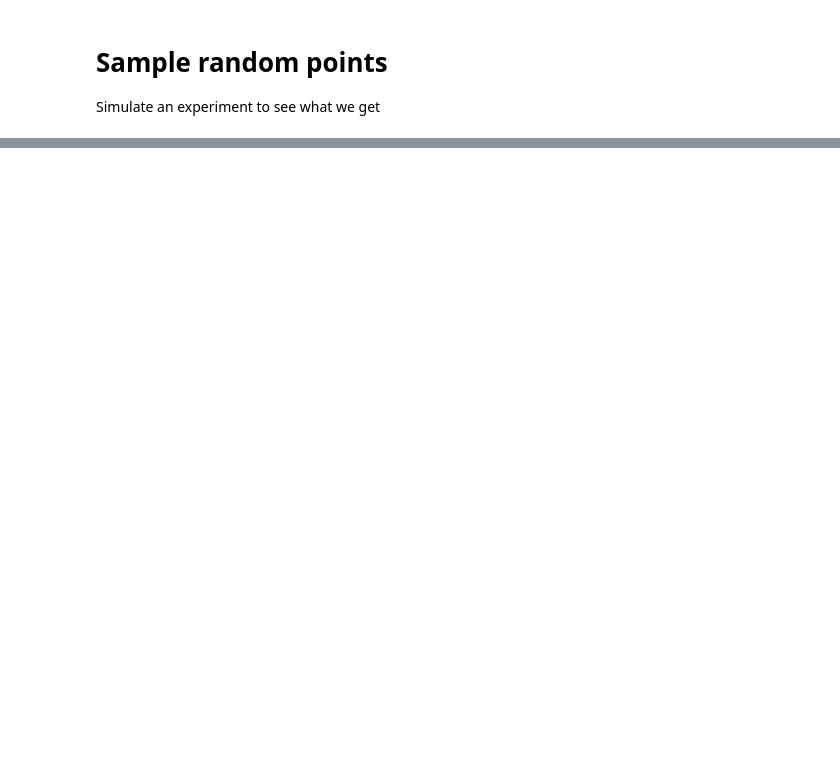
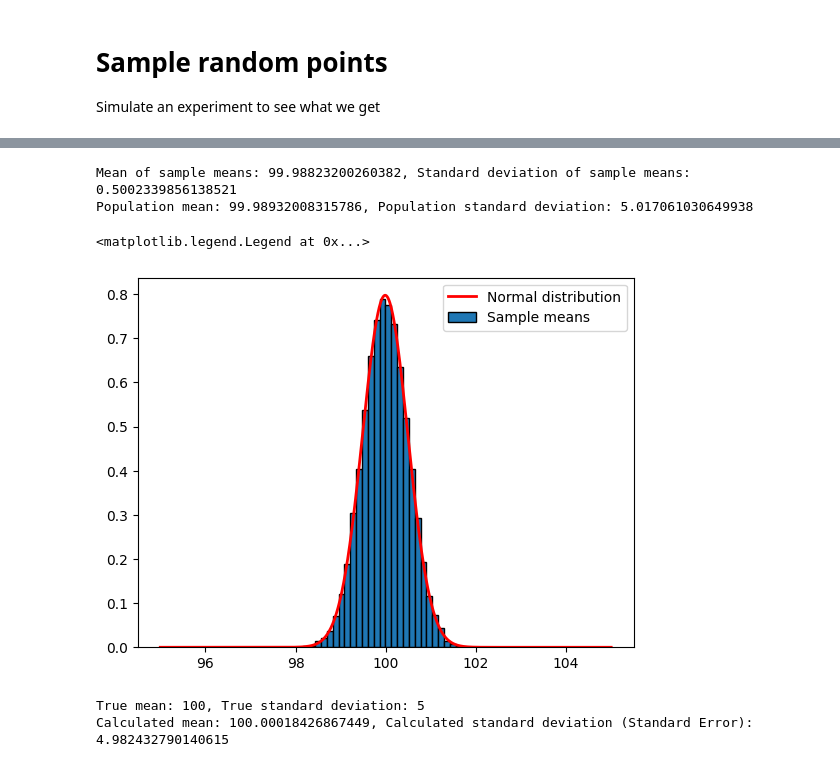
Before and after one commit to cerionXLII/StatisticalMagic, a Jupyter notebook: src/stats.ipynb, the cells around one changed output, grey strips where cells are left out. Drawn from its saved outputs; the diff is of its cells as text; code cells hidden in the pictures; blank space fills up the shorter version.

```diff
--- a/src/stats.ipynb
+++ b/src/stats.ipynb
@@ -40,0 +80,40 @@ Mean: 99.97169147203863, Standard deviation: 4.982343209364921
+# %%
+sample_size = 100
+n_trials = 20000
+sample_means = []
+sample_stds = []
+for trial in range(n_trials):
+    X = np.random.choice(data, sample_size, replace=True)
+    mean_sample = np.mean(X)
+    std_sample = np.std(X)
+    sample_means.append(mean_sample)
+    sample_stds.append(std_sample)
+
+
+means_of_samples = np.mean(sample_means)
+stds_of_samples = np.std(sample_means)
+print(f'Mean of sample means: {means_of_samples}, Standard deviation of sample means: {stds_of_samples}')
+print(f'Population mean: {population_mean}, Population standard deviation: {population_std}')
+plt.hist(sample_means, bins=30, edgecolor='black', density=True);
+x_norm = np.linspace(95, 105, 1000)
+y_norm = (1/(stds_of_samples*np.sqrt(2*np.pi)))*np.exp(-0.5*((x_norm-means_of_samples)/stds_of_samples)**2)
+plt.plot(x_norm, y_norm, 'r-', lw=2)
+
+plt.legend(['Normal distribution', 'Sample means'])
+# %% [output]
+Mean of sample means: 99.98823200260382, Standard deviation of sample means: 0.5002339856138521
+Population mean: 99.98932008315786, Population standard deviation: 5.017061030649938
+<matplotlib.legend.Legend at 0x...>
+[figure, added]
+# %%
+#var_of_sample_means = var_real/sqrt(n)
+#std_of_sample_means = sqrt(var_real)/sqrt(n)
+
+standard_error = np.std(sample_means)/np.sqrt(sample_size)
+estimated_std =
+
+print(f'True mean: {mean}, True standard deviation: {std}')
+print(f'Calculated mean: {np.mean(sample_means)}, Calculated standard deviation (Standard Error): {standard_error}')
+# %% [output]
+True mean: 100, True standard deviation: 5
+Calculated mean: 100.00018426867449, Calculated standard deviation (Standard Error): 4.982432790140615
```
Also changed, not shown: parts of 7 cells of this notebook.
